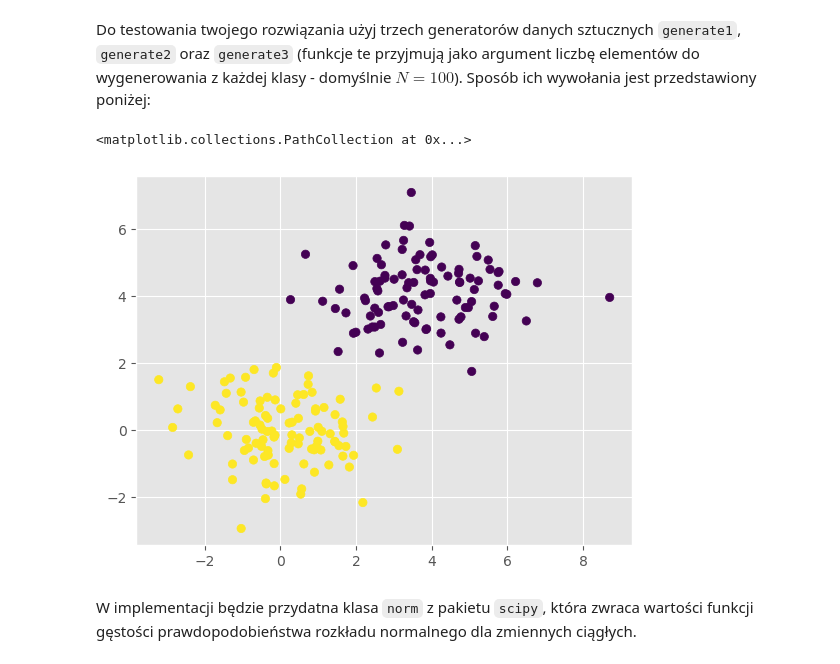
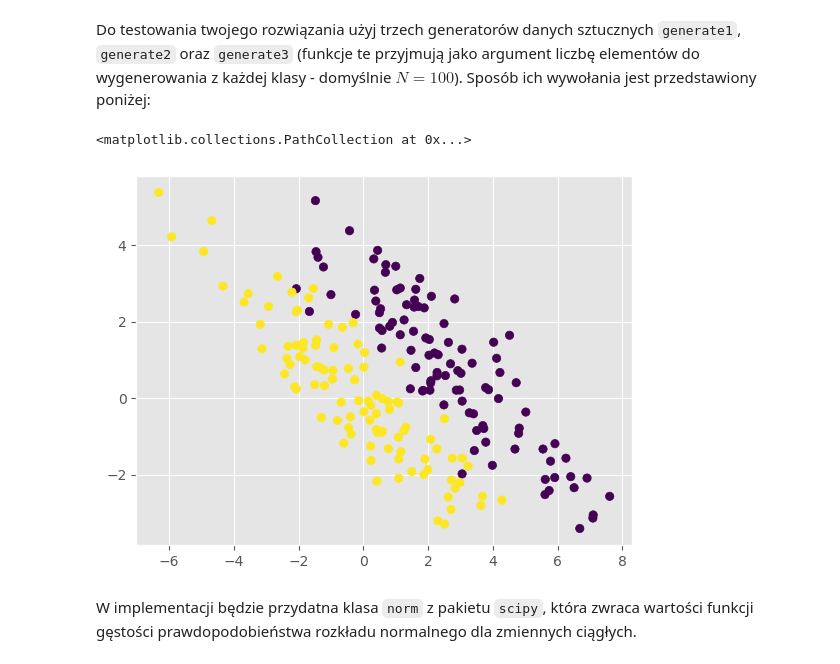
Before and after one commit to Nikiaker/ai-sus-lab2, a Jupyter notebook: su-lab-zad-dom-2/su-lab-zad-dom-2.ipynb, the cells around one changed output. Cells and saved outputs as stored; diff of their text form; code cells hidden in the pictures.

```diff
--- a/su-lab-zad-dom-2/su-lab-zad-dom-2.ipynb
+++ b/su-lab-zad-dom-2/su-lab-zad-dom-2.ipynb
@@ -18,11 +18,11 @@ Do testowania twojego rozwiązania użyj trzech generatorów danych sztucznych `
 # %%
 from helpers import generate1, generate2, generate3
 
-X, y = generate1()
+X, y = generate3()
 plt.scatter(X[:,0], X[:,1], c = y)
 # %% [output]
 <matplotlib.collections.PathCollection at 0x...>
-[figure, old version]
+[figure, new version]
 # %% [markdown]
 W implementacji będzie przydatna klasa `norm` z pakietu `scipy`, która zwraca wartości funkcji gęstości prawdopodobieństwa rozkładu normalnego dla zmiennych ciągłych.
 # %%
```
Also changed, not shown: parts of 13 cells of this notebook.
